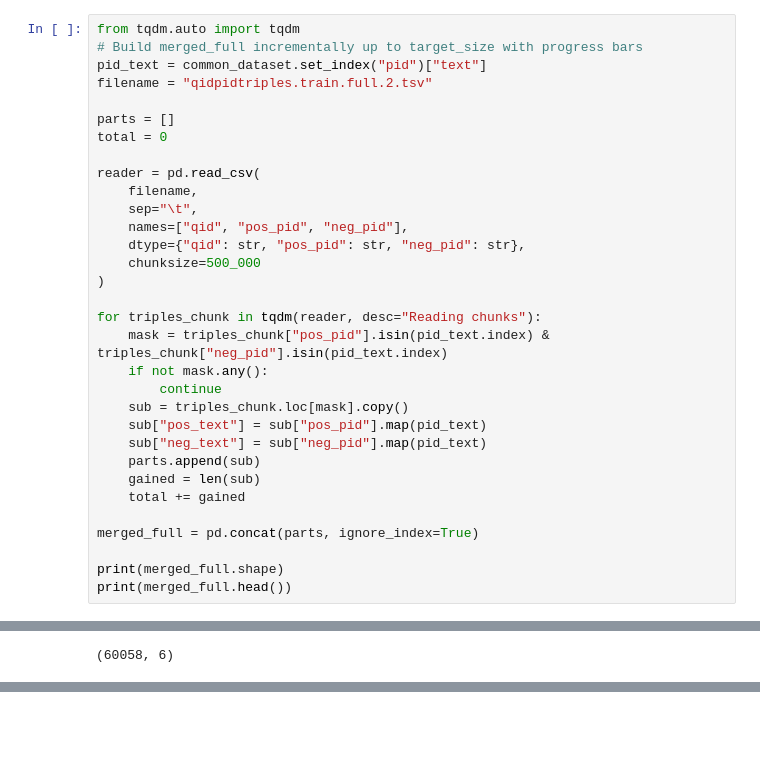
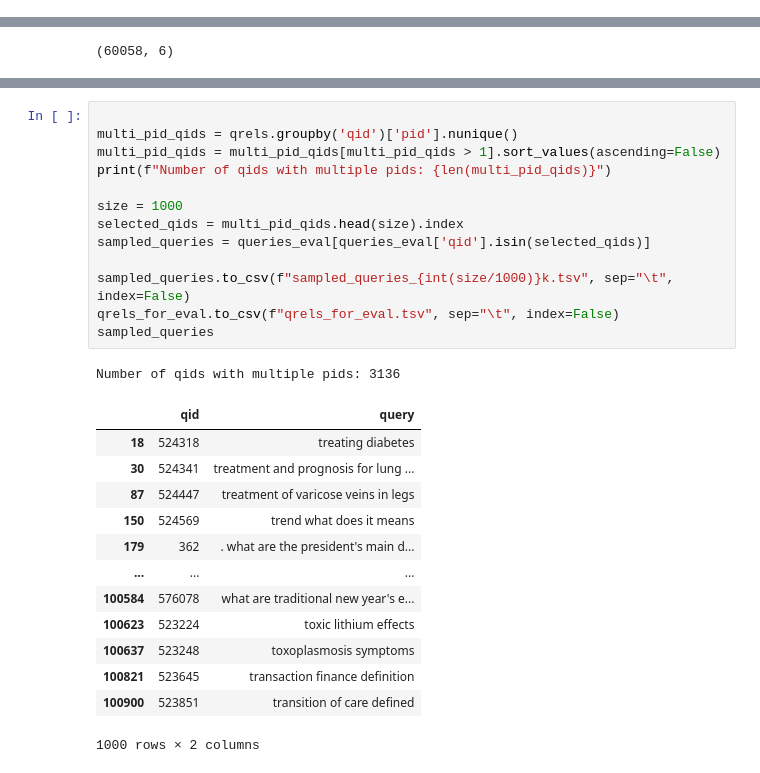
Before and after one commit to zuberpurahoouom/nlp-assignment-1, a Jupyter notebook: init-dataset.ipynb, the cells around one changed output, grey strips where cells are left out. Cells and saved outputs as stored; diff of their text form; blank space fills up the shorter version.

```diff
--- a/init-dataset.ipynb
+++ b/init-dataset.ipynb
@@ -121,35 +120,3 @@ common_dataset.head()
 | 2 | 646 | Obesity is a complex disorder inv... |
 | 3 | 1212 | Which president appointed FBI Dir... |
 | 4 | 1213 | Comey was confirmed by the Senate... |
-# %%
-from tqdm.auto import tqdm
-# Build merged_full incrementally up to target_size with progress bars
-pid_text = common_dataset.set_index("pid")["text"]
-filename = "qidpidtriples.train.full.2.tsv"
-
-parts = []
-total = 0
-
-reader = pd.read_csv(
-    filename,
-    sep="\t",
-    names=["qid", "pos_pid", "neg_pid"],
-    dtype={"qid": str, "pos_pid": str, "neg_pid": str},
-    chunksize=500_000
-)
-
-for triples_chunk in tqdm(reader, desc="Reading chunks"):
-    mask = triples_chunk["pos_pid"].isin(pid_text.index) & triples_chunk["neg_pid"].isin(pid_text.index)
-    if not mask.any():
-        continue
-    sub = triples_chunk.loc[mask].copy()
-    sub["pos_text"] = sub["pos_pid"].map(pid_text)
-    sub["neg_text"] = sub["neg_pid"].map(pid_text)
-    parts.append(sub)
-    gained = len(sub)
-    total += gained
-
-merged_full = pd.concat(parts, ignore_index=True)
-
-print(merged_full.shape)
-print(merged_full.head())
@@ -369,0 +331,28 @@ Number of qids with multiple pids: 3136
+# %%
+
+multi_pid_qids = qrels.groupby('qid')['pid'].nunique()
+multi_pid_qids = multi_pid_qids[multi_pid_qids > 1].sort_values(ascending=False)
+print(f"Number of qids with multiple pids: {len(multi_pid_qids)}")
+
+size = 1000
+selected_qids = multi_pid_qids.head(size).index
+sampled_queries = queries_eval[queries_eval['qid'].isin(selected_qids)]
+
+sampled_queries.to_csv(f"sampled_queries_{int(size/1000)}k.tsv", sep="\t", index=False)
+qrels_for_eval.to_csv(f"qrels_for_eval.tsv", sep="\t", index=False)
+sampled_queries
+# %% [output]
+Number of qids with multiple pids: 3136
+|  | qid | query |
+| 18 | 524318 | treating diabetes |
+| 30 | 524341 | treatment and prognosis for lung ... |
+| 87 | 524447 | treatment of varicose veins in legs |
+| 150 | 524569 | trend what does it means |
+| 179 | 362 | . what are the president's main d... |
+| ... | ... | ... |
+| 100584 | 576078 | what are traditional new year's e... |
+| 100623 | 523224 | toxic lithium effects |
+| 100637 | 523248 | toxoplasmosis symptoms |
+| 100821 | 523645 | transaction finance definition |
+| 100900 | 523851 | transition of care defined |
+1000 rows × 2 columns
```
Also changed, not shown: parts of 6 cells of this notebook, 5 other files.
